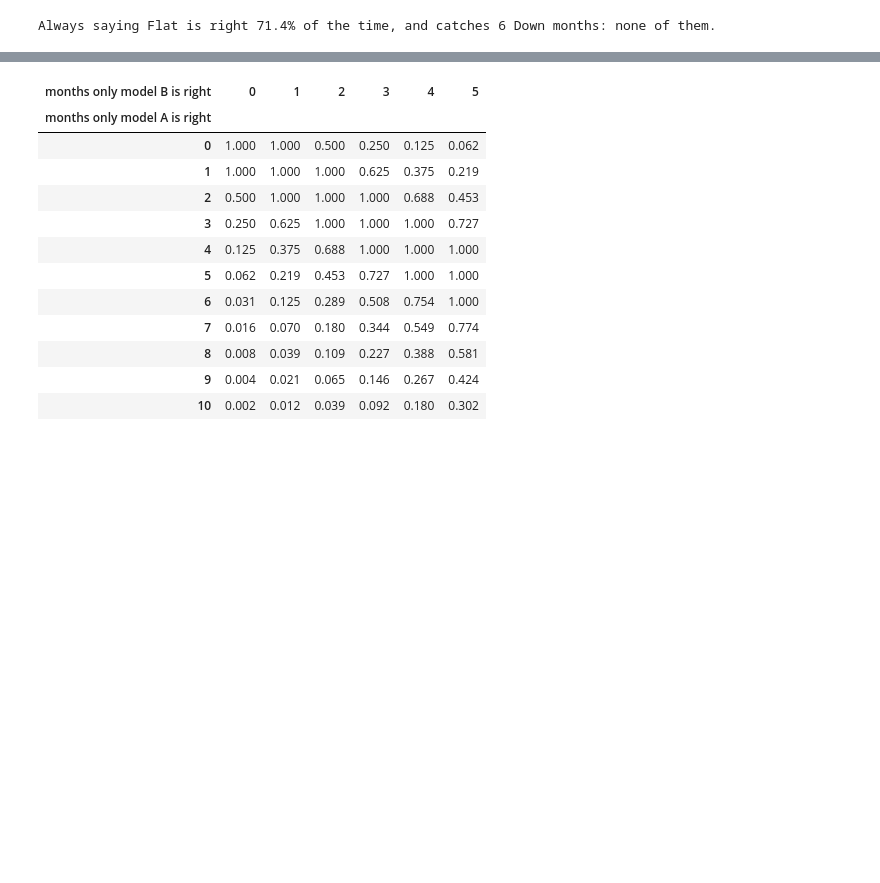
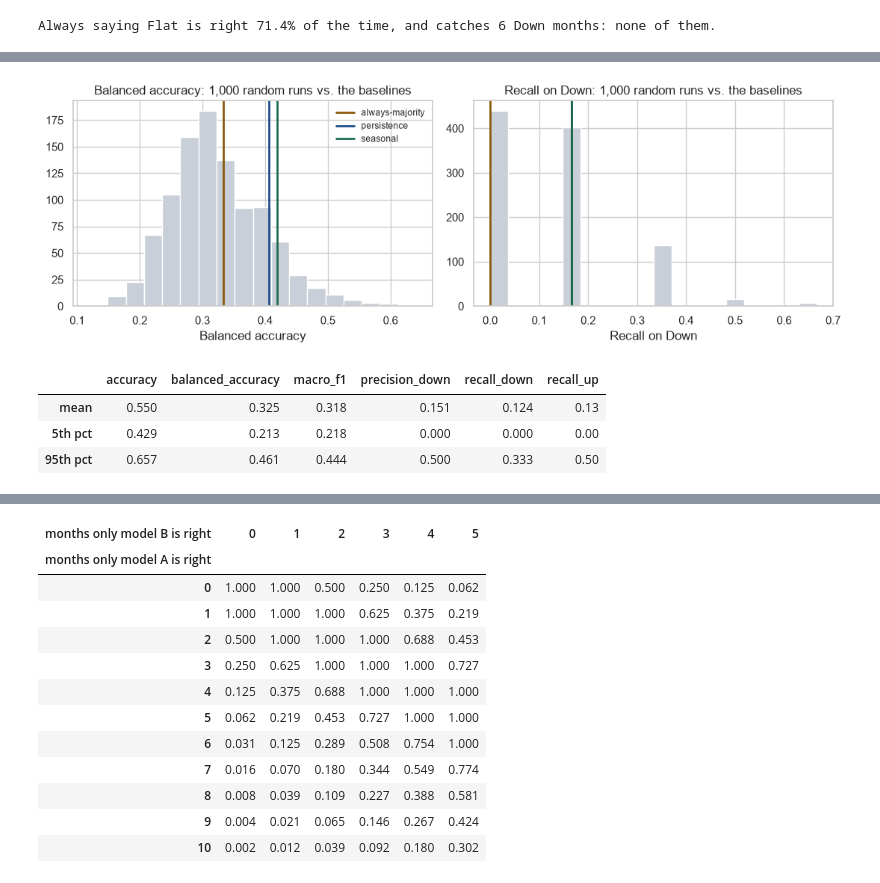
Before and after one commit to tus2014ar/oa-market-intelligence-system, a Jupyter notebook: notebooks/04_evaluation_and_baselines.ipynb, the cells around one changed output, grey strips where cells are left out. Drawn from its saved outputs; the diff is of its cells as text; code cells hidden in the pictures; blank space fills up the shorter version.

```diff
--- a/notebooks/04_evaluation_and_baselines.ipynb
+++ b/notebooks/04_evaluation_and_baselines.ipynb
@@ -123,0 +132,26 @@ The 24-month starting window is the proposal's choice. Here is the same comparis
+# %%
+sim = simulate_scores(ready, lambda seed: (lambda: StratifiedRandomBaseline(seed)),
+                      seeds=range(1000), min_train=DEFAULT_MIN_TRAIN)
+metrics = ["accuracy", "balanced_accuracy", "macro_f1", "precision_down", "recall_down", "recall_up"]
+chance = pd.DataFrame({"mean": sim[metrics].mean(), "5th pct": sim[metrics].quantile(0.05),
+                       "95th pct": sim[metrics].quantile(0.95)}).T
+base_scores = score_table(predictions)
+
+fig, axes = plt.subplots(1, 2, figsize=(11, 3.8))
+for ax, metric, title in [(axes[0], "balanced_accuracy", "Balanced accuracy"),
+                          (axes[1], "recall_down", "Recall on Down")]:
+    ax.hist(sim[metric], bins=18, color="#C9CFD8", edgecolor="white")
+    for name, color in [("always-majority", "#8A5A0B"), ("persistence", "#1F4E8C"), ("seasonal", "#1F6B4D")]:
+        ax.axvline(base_scores.loc[name, metric], color=color, lw=2, label=name)
+    ax.set_title(f"{title}: 1,000 random runs vs. the baselines")
+    ax.set_xlabel(title)
+axes[0].legend(fontsize=8.5, frameon=False)
+plt.tight_layout()
+plt.show()
+chance[metrics].round(3)
+# %% [output]
+[figure, added]
+|  | accuracy | balanced_accuracy | macro_f1 | precision_down | recall_down | recall_up |
+| mean | 0.550 | 0.325 | 0.318 | 0.151 | 0.124 | 0.13 |
+| 5th pct | 0.429 | 0.213 | 0.218 | 0.000 | 0.000 | 0.00 |
+| 95th pct | 0.657 | 0.461 | 0.444 | 0.500 | 0.333 | 0.50 |
```
Also changed, not shown: parts of 19 cells of this notebook, 8 other files.
